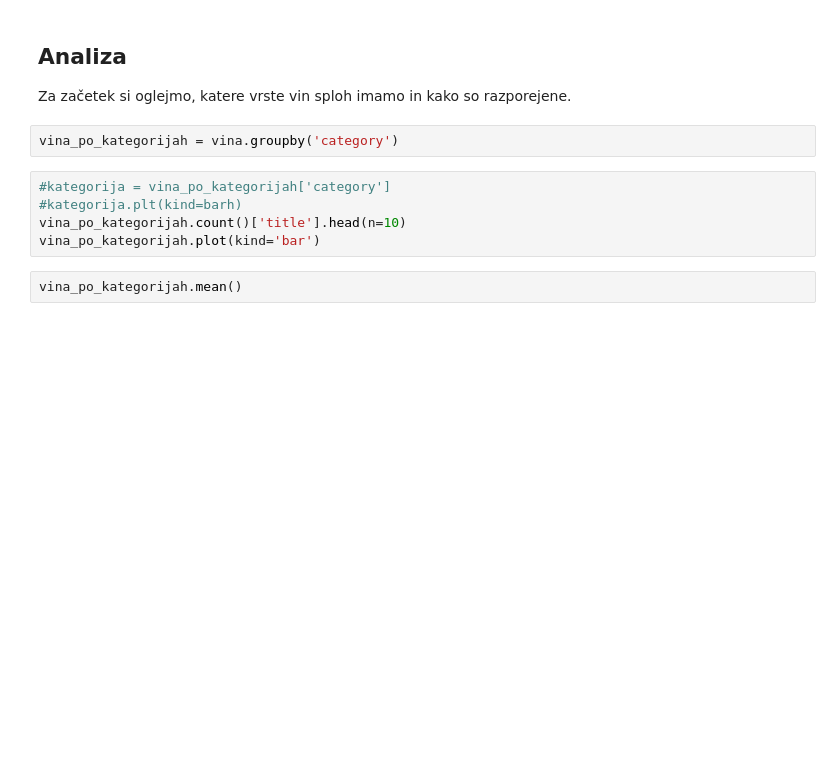
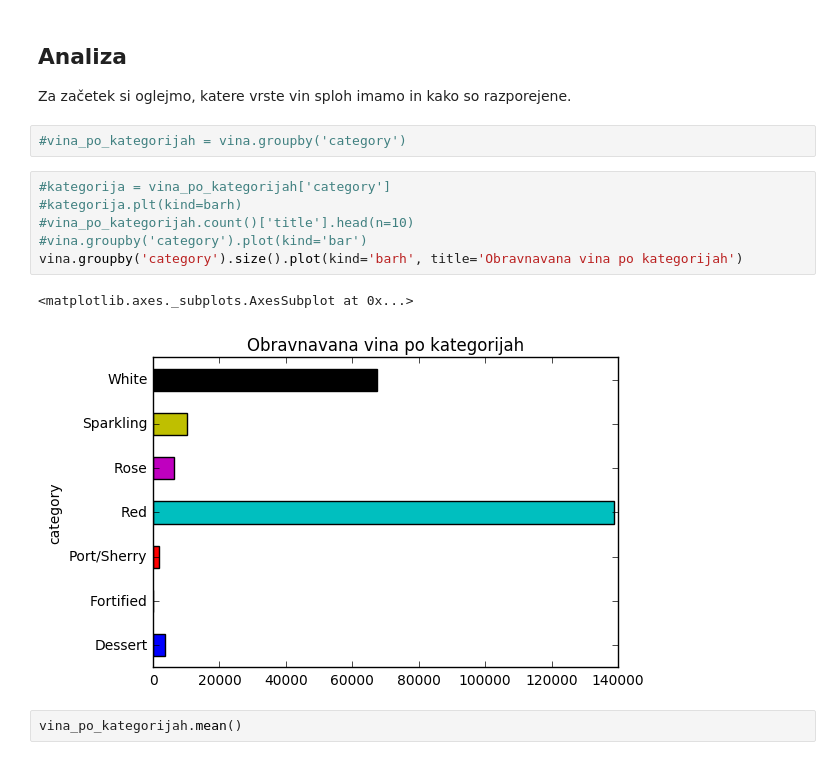
Before and after one commit to KatarinaKoderman/Projektna_naloga_wines, a Jupyter notebook: vina_analiza.ipynb, the cells around one changed output. Drawn from its saved outputs; the diff is of its cells as text; blank space fills up the shorter version.

```diff
--- a/vina_analiza.ipynb
+++ b/vina_analiza.ipynb
@@ -68,12 +68,16 @@ Opazimo, da poskuševalcev ni veliko, vendar so podatki glede na spletno stran,
 ## Analiza
 Za začetek si oglejmo, katere vrste vin sploh imamo in kako so razporejene.
 # %%
-vina_po_kategorijah = vina.groupby('category')
+#vina_po_kategorijah = vina.groupby('category')
 # %%
 #kategorija = vina_po_kategorijah['category']
 #kategorija.plt(kind=barh)
-vina_po_kategorijah.count()['title'].head(n=10)
-vina_po_kategorijah.plot(kind='bar')
+#vina_po_kategorijah.count()['title'].head(n=10)
+#vina.groupby('category').plot(kind='bar')
+vina.groupby('category').size().plot(kind='barh', title='Obravnavana vina po kategorijah')
+# %% [output]
+<matplotlib.axes._subplots.AxesSubplot at 0x...>
+[figure, added]
 # %%
 vina_po_kategorijah.mean()
 # %% [output]
```
